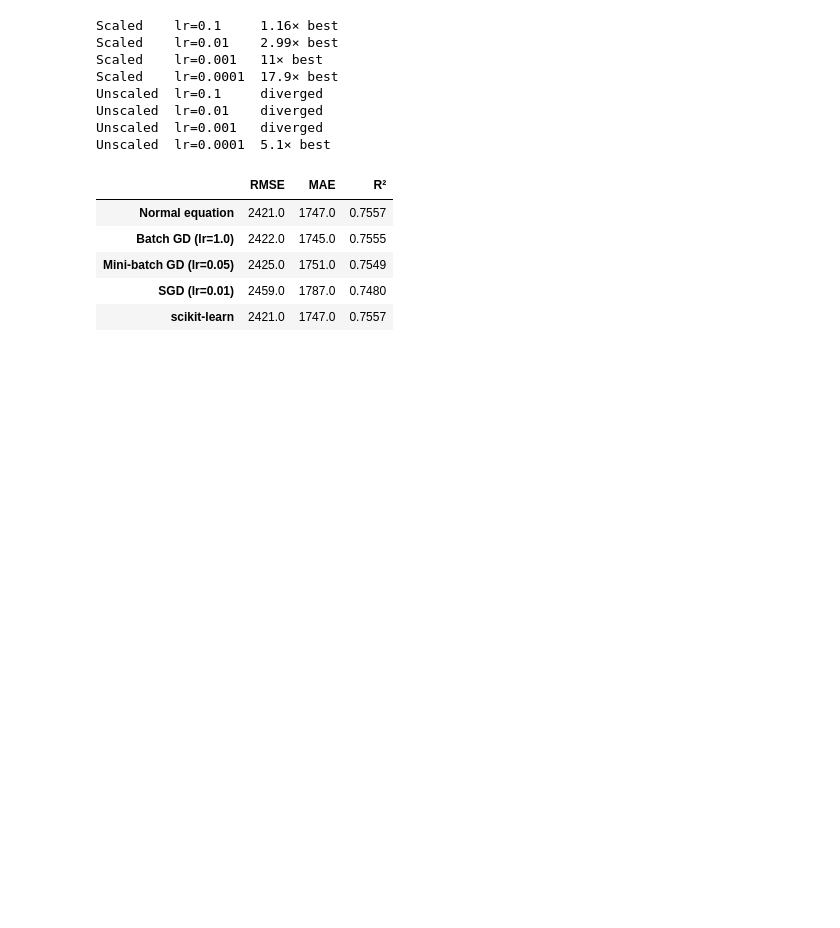
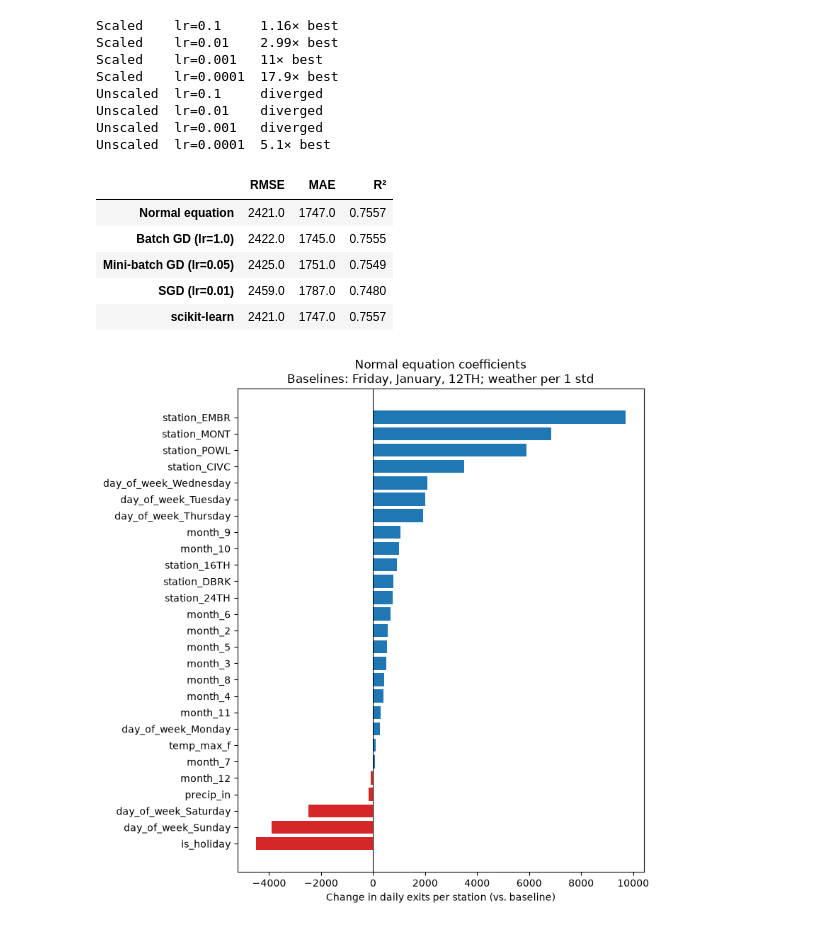
Before and after one commit to AydanEddieGonzalez/bart-ridership-regression, a Jupyter notebook: notebooks/02_experiments.ipynb, the cells around one changed output. Cells and saved outputs as stored; diff of their text form; code cells hidden in the pictures; blank space fills up the shorter version.

Commit message:
Add the coefficients graph seeing which has more influence

```diff
--- a/notebooks/02_experiments.ipynb
+++ b/notebooks/02_experiments.ipynb
@@ -238,3 +238,19 @@ results.round({"RMSE": 0, "MAE": 0, "R²": 4})
 | Mini-batch GD (lr=0.05) | 2425.0 | 1751.0 | 0.7549 |
 | SGD (lr=0.01) | 2459.0 | 1787.0 | 0.7480 |
 | scikit-learn | 2421.0 | 1747.0 | 0.7557 |
+# %%
+coefs = pd.Series(model.coef_, index=feature_cols).sort_values()
+
+colors = ["tab:red" if c < 0 else "tab:blue" for c in coefs]
+
+plt.figure(figsize=(8, 8))
+plt.barh(coefs.index, coefs.values, color=colors)
+plt.axvline(0, color="black", linewidth=0.8)
+
+plt.xlabel("Change in daily exits per station (vs. baseline)")
+plt.title("Normal equation coefficients\nBaselines: Friday, January, 12TH; weather per 1 std")
+plt.tight_layout()
+plt.savefig("../figures/coefficients.png", dpi=150, bbox_inches="tight")
+plt.show()
+# %% [output]
+[figure, added]
```
Also changed, not shown: 1 other file.
